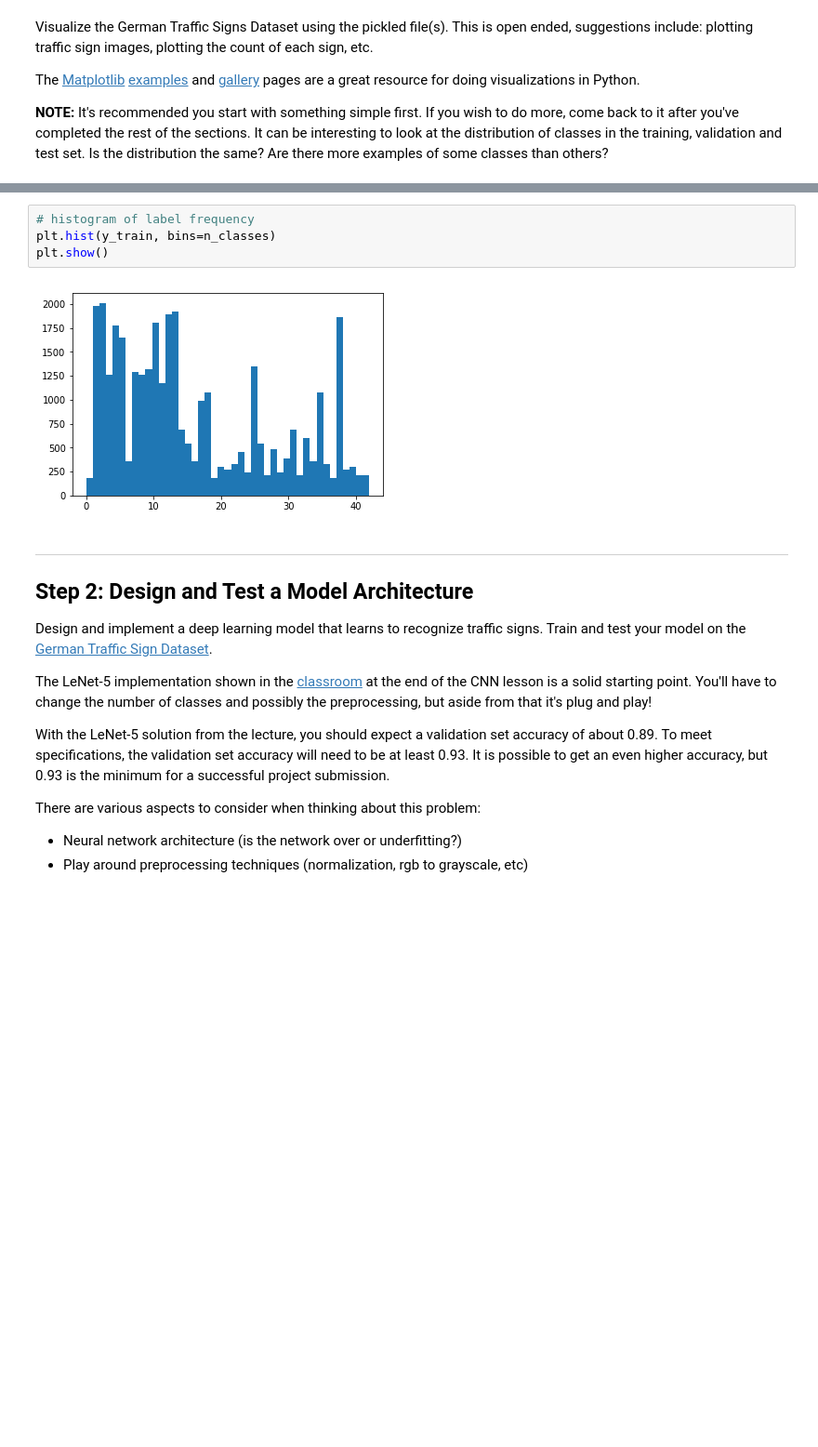
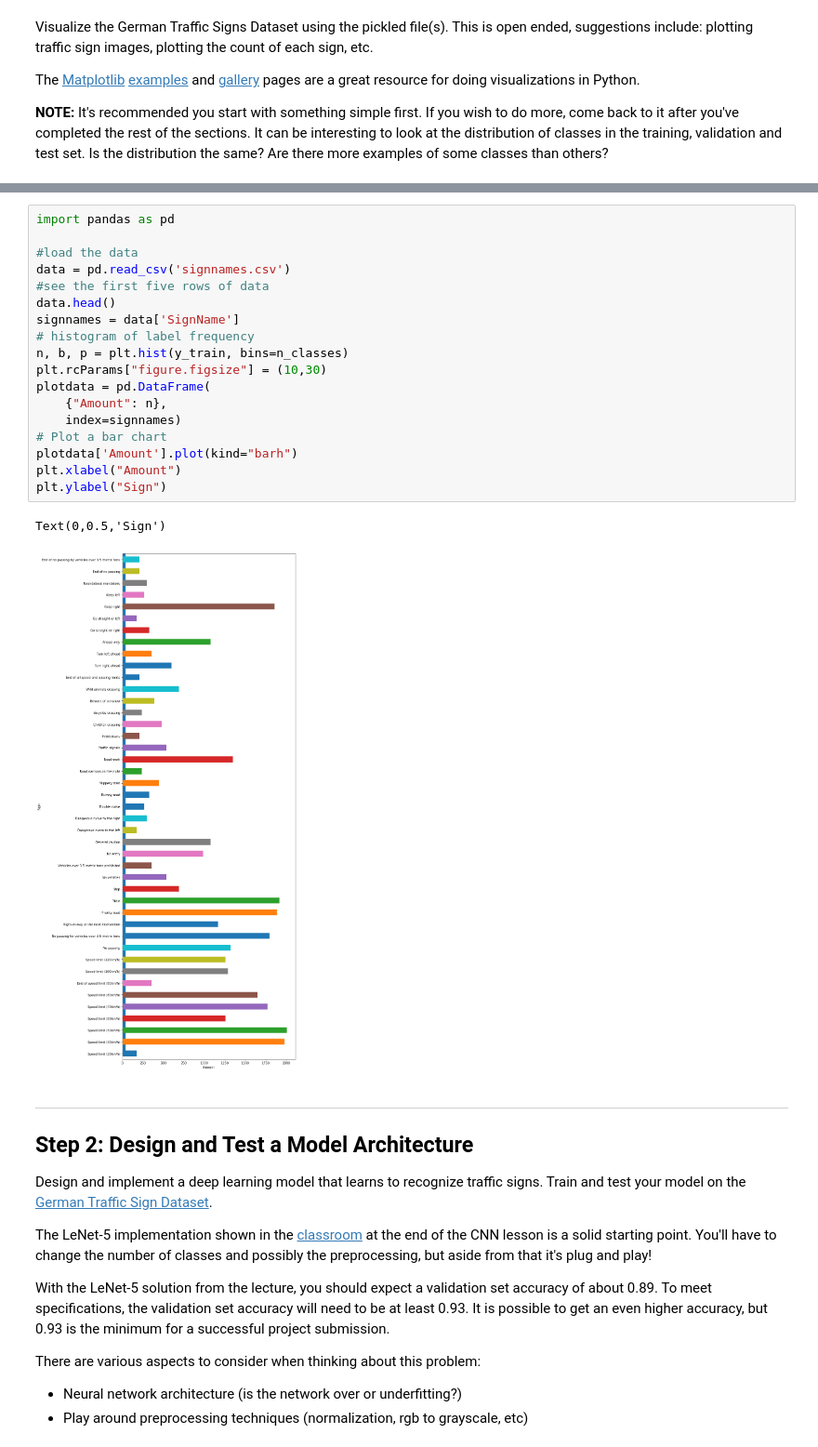
Before and after one commit to ayertay/Traffic_Sign_Classifier, a Jupyter notebook: Traffic_Sign_Classifier.ipynb, the cells around one changed output, grey strips where cells are left out. Shown at 93% size. Drawn from its saved outputs; the diff is of its cells as text; blank space fills up the shorter version.

```diff
--- a/Traffic_Sign_Classifier.ipynb
+++ b/Traffic_Sign_Classifier.ipynb
@@ -113,9 +113,24 @@ print(y_train[index])
-# %%
-# histogram of label frequency
-plt.hist(y_train, bins=n_classes)
-plt.show()
-# %% [output]
-[figure, removed]
+# %%
+import pandas as pd
+
+#load the data
+data = pd.read_csv('signnames.csv')
+#see the first five rows of data
+data.head()
+signnames = data['SignName']
+# histogram of label frequency
+n, b, p = plt.hist(y_train, bins=n_classes)
+plt.rcParams["figure.figsize"] = (10,30)
+plotdata = pd.DataFrame(
+    {"Amount": n},
+    index=signnames)
+# Plot a bar chart
+plotdata['Amount'].plot(kind="barh")
+plt.xlabel("Amount")
+plt.ylabel("Sign")
+# %% [output]
+Text(0,0.5,'Sign')
+[figure, added]
 # %% [markdown]
 ----
 
```
Also changed, not shown: parts of 8 cells of this notebook, 2 other files.
